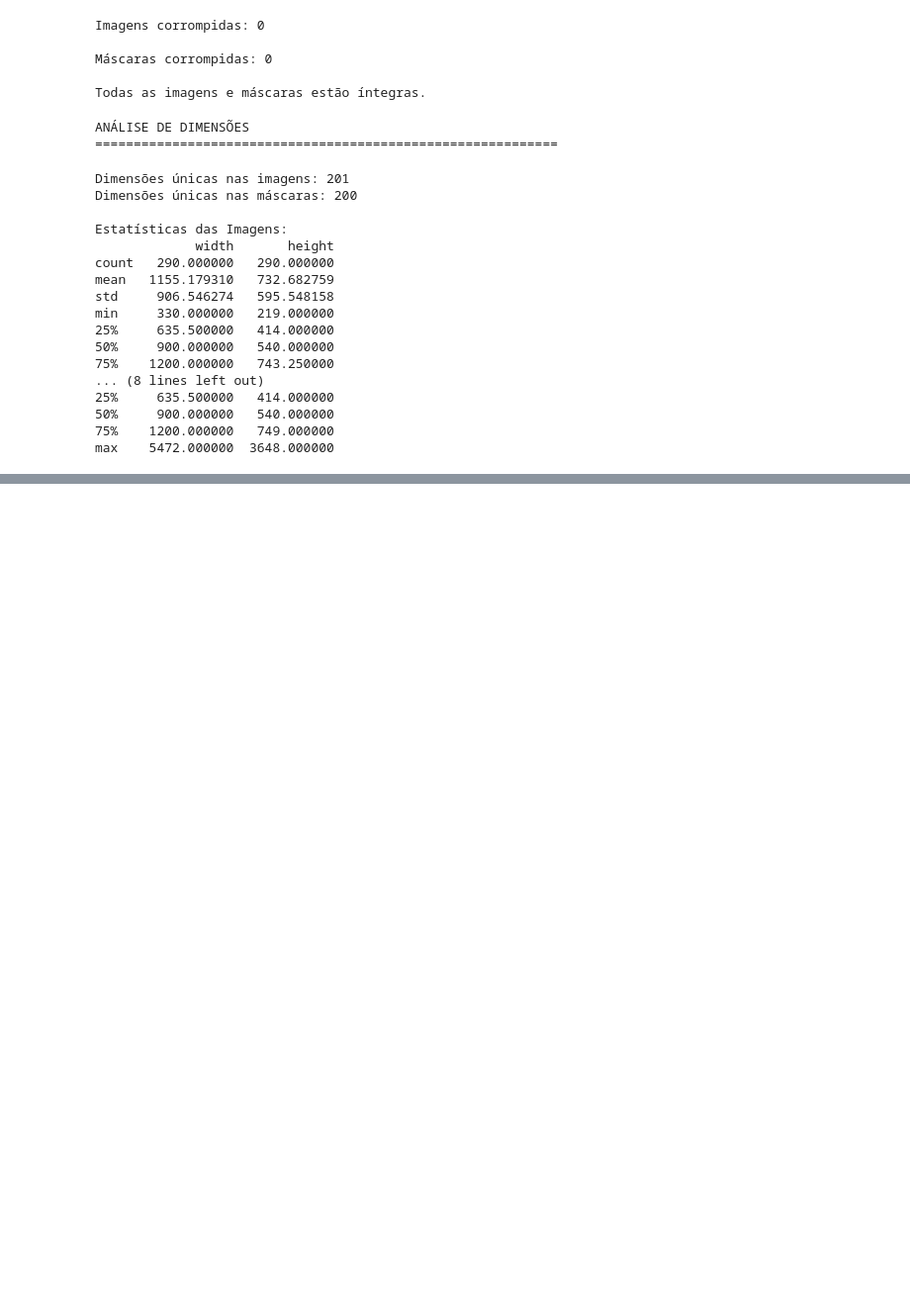
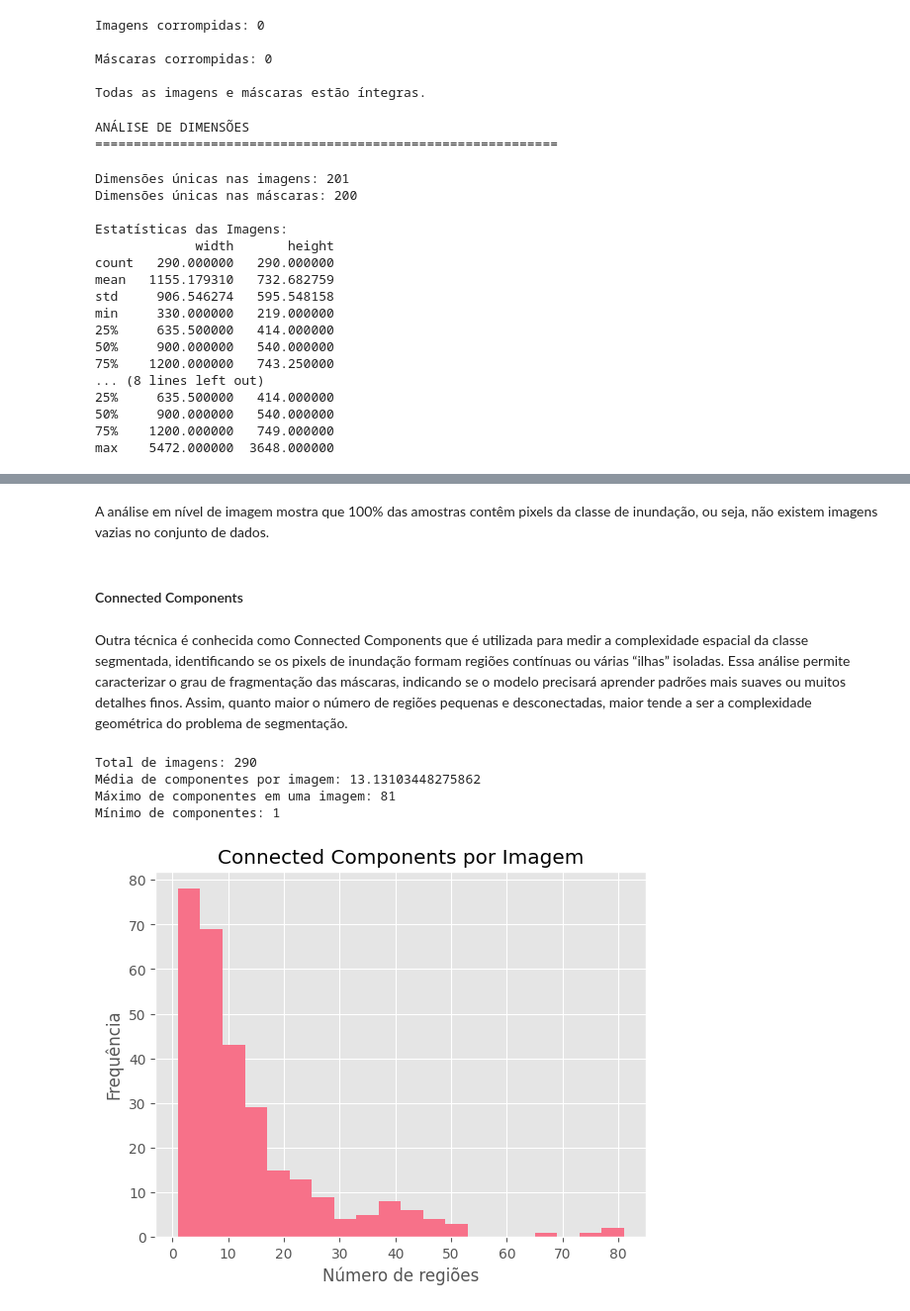
Before and after one commit to Alan-oliveir/squad-4_segmentacao_areas_inundacao, a Jupyter notebook: notebooks/squad_4_segmentacao_areas_inundacao.ipynb, the cells around one changed output, grey strips where cells are left out. Shown at 99% size. Drawn from its saved outputs; the diff is of its cells as text; code cells hidden in the pictures; blank space fills up the shorter version.

```diff
--- a/notebooks/squad_4_segmentacao_areas_inundacao.ipynb
+++ b/notebooks/squad_4_segmentacao_areas_inundacao.ipynb
@@ -423,0 +604,67 @@ max    5472.000000  3648.000000
+# %% [markdown]
+A análise em nível de imagem mostra que 100% das amostras contêm pixels da classe de inundação, ou seja, não existem imagens vazias no conjunto de dados.
+# %% [markdown]
+#### Connected Components
+# %% [markdown]
+Outra técnica é conhecida como Connected Components que é utilizada para medir a complexidade espacial da classe segmentada, identificando se os pixels de inundação formam regiões contínuas ou várias “ilhas” isoladas. Essa análise permite caracterizar o grau de fragmentação das máscaras, indicando se o modelo precisará aprender padrões mais suaves ou muitos detalhes finos. Assim, quanto maior o número de regiões pequenas e desconectadas, maior tende a ser a complexidade geométrica do problema de segmentação.
+# %%
+import os
+import numpy as np
+from PIL import Image
+from tqdm import tqdm
+from scipy.ndimage import label
+
+# Lista que vai guardar quantos componentes existem em cada imagem
+components_per_image = []
+
+# Lista que vai guardar a área (número de pixels) de cada componente individual
+area_per_component = []
+
+# Percorre todos os arquivos dentro da pasta de máscaras
+for mask_name in tqdm(os.listdir(MASK_DIR), desc="Connected Components"):
+    mask_path = os.path.join(MASK_DIR, mask_name)
+
+    # Abre a imagem da máscara e converte para array NumPy
+    mask = np.array(Image.open(mask_path))
+
+    # Binariza a máscara:
+    # tudo que for > 0 vira 1 (objeto)
+    # o resto vira 0 (fundo)
+    mask = (mask > 0).astype(np.uint8)
+
+    # Rotula os componentes conectados
+    # labeled: imagem onde cada componente recebe um ID (1,2,3...)
+    # num_components: quantidade total de componentes encontrados
+    labeled, num_components = label(mask)
+
+    # Guarda quantos componentes essa imagem tem
+    components_per_image.append(num_components)
+
+    # Para cada componente encontrado
+    for i in range(1, num_components + 1):
+        # Conta quantos pixels pertencem a esse componente
+        area = np.sum(labeled == i)
+
+        # Guarda a área na lista geral
+        area_per_component.append(area)
+
+# Estatísticas finais do conjunto de imagens
+print("\nTotal de imagens:", len(components_per_image))
+print("Média de componentes por imagem:", np.mean(components_per_image))
+print("Máximo de componentes em uma imagem:", np.max(components_per_image))
+print("Mínimo de componentes:", np.min(components_per_image))
+# %% [output]
+Total de imagens: 290
+Média de componentes por imagem: 13.13103448275862
+Máximo de componentes em uma imagem: 81
+Mínimo de componentes: 1
+# %%
+import matplotlib.pyplot as plt
+
+plt.hist(components_per_image, bins=20)
+plt.title("Connected Components por Imagem")
+plt.xlabel("Número de regiões")
+plt.ylabel("Frequência")
+plt.show()
+# %% [output]
+[figure, added]
```
Also changed, not shown: parts of 28 cells of this notebook.
